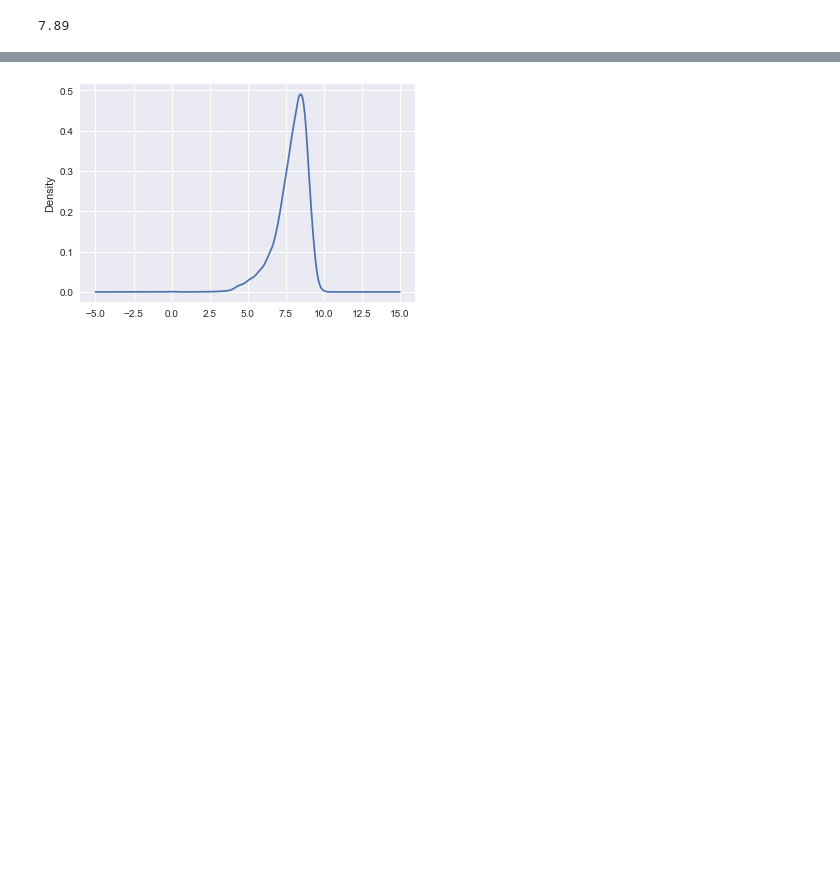
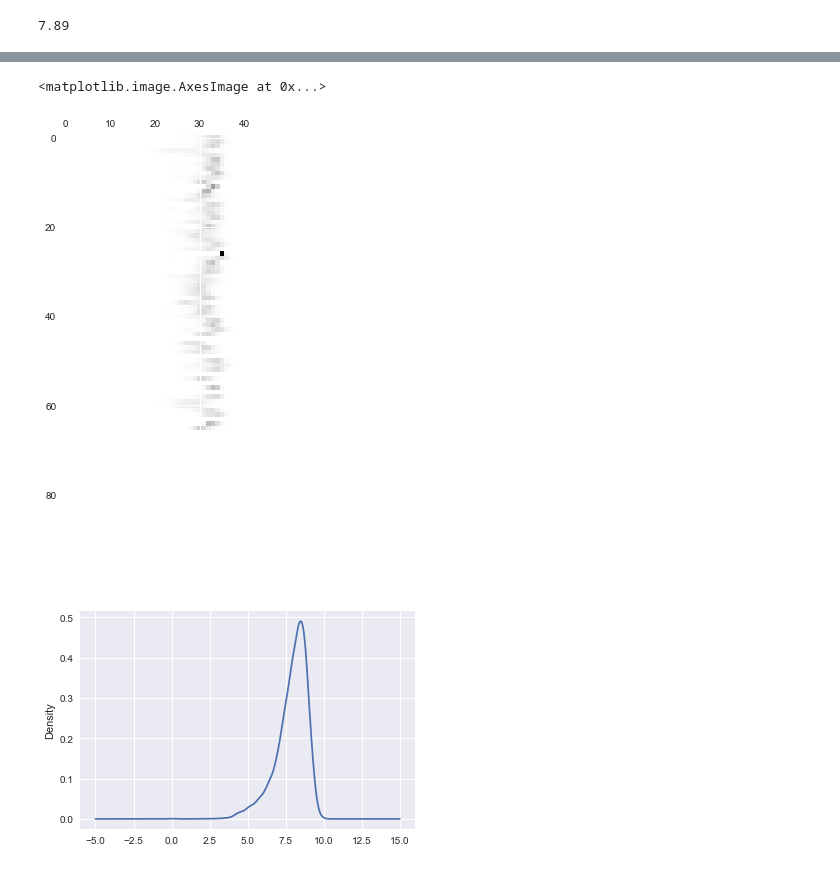
Before and after one commit to gassantos/edatics, a Jupyter notebook: uffdata/uffdata_graphics.ipynb, the cells around one changed output, grey strips where cells are left out. Drawn from its saved outputs; the diff is of its cells as text; code cells hidden in the pictures; blank space fills up the shorter version.

```diff
--- a/uffdata/uffdata_graphics.ipynb
+++ b/uffdata/uffdata_graphics.ipynb
@@ -138,3 +155,22 @@ distplot(df.CR, hist=False);
+# %%
+# Criação de gráficos 2D de Densidade por Curso (Sobreposto)
+import scipy.stats as stats
+
+matCurso = np.zeros((100,50))
+
+for i,it in enumerate( np.unique(tdf)):
+    try:
+        dfcurso = df[df.CODCURSO == it]
+        nparam_density = stats.kde.gaussian_kde(dfcurso.CR.values.ravel())
+        x = np.linspace(-5, 15, 50)
+        y = nparam_density(x)
+        matCurso[i,:] = y
+    except:[]
+
+matshow(matCurso)
+# %% [output]
+<matplotlib.image.AxesImage at 0x...>
+[figure, added]
 # %%
 # Construção de Gráficos
 
```
Also changed, not shown: parts of 7 cells of this notebook.
